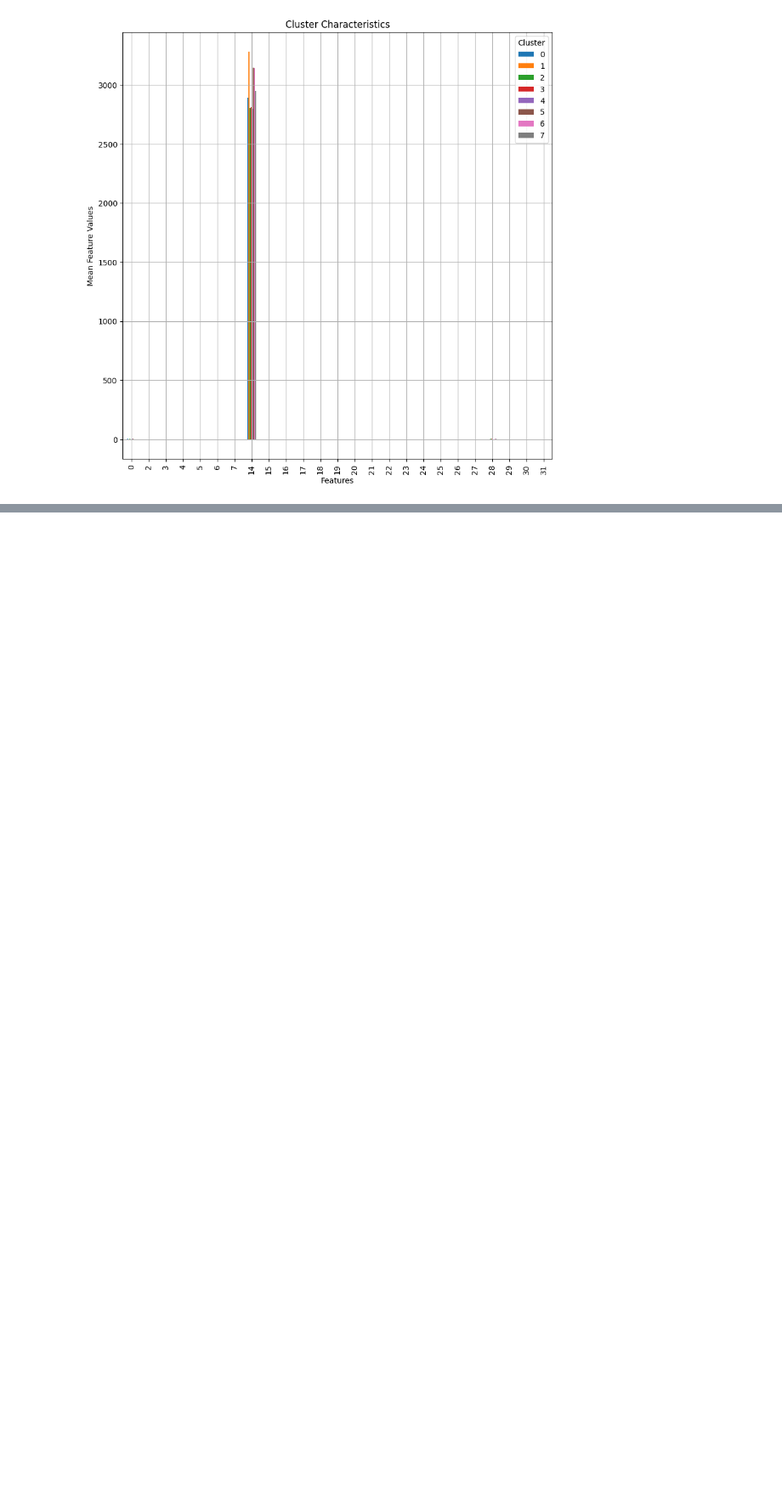
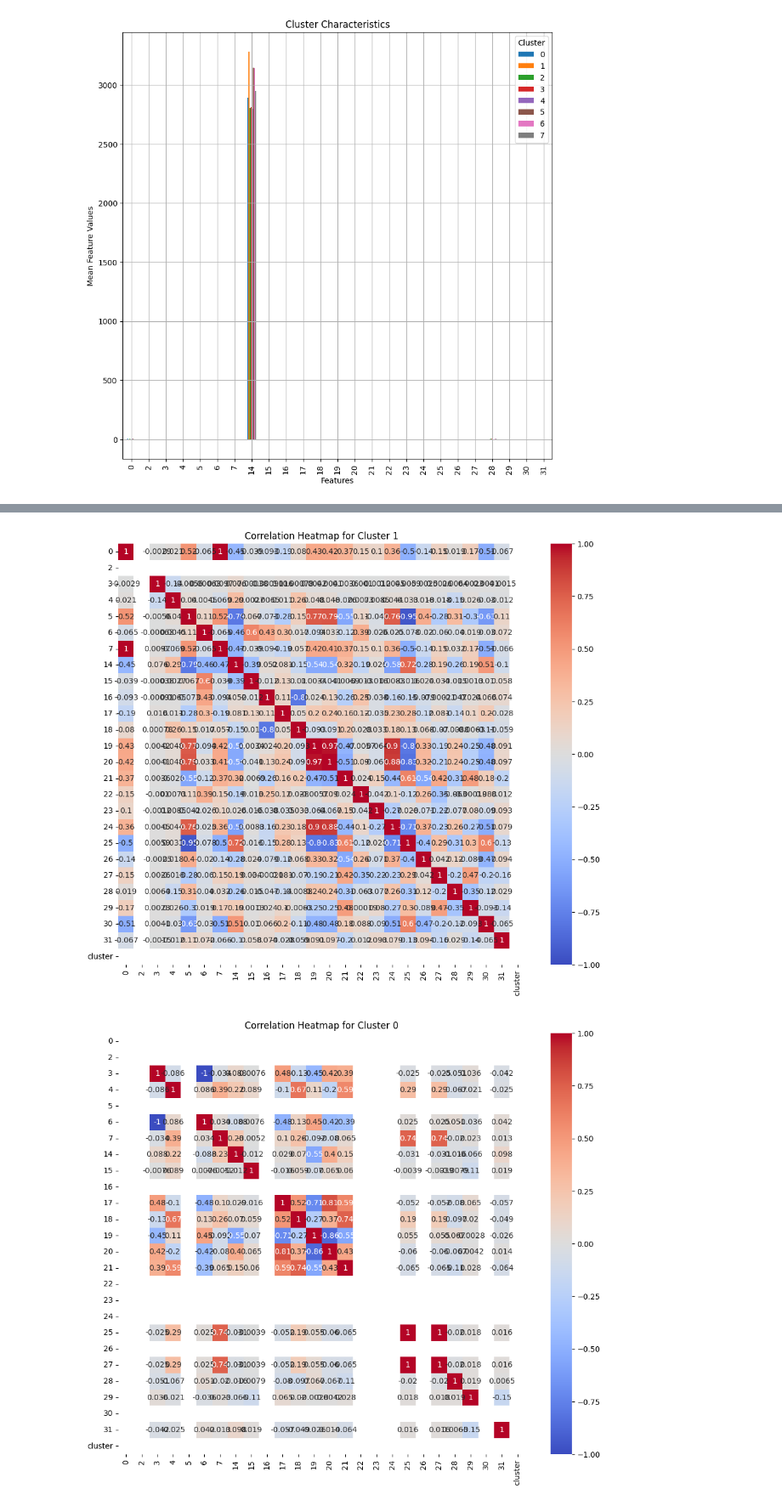
Before and after one commit to sammainahkinya1404/A-novel-detection-method-based-on-DETR-for-drone-aerial-images, a Jupyter notebook: Another_copy_of_Financial_Health_Assessment.ipynb, the cells around one changed output, grey strips where cells are left out. Shown at 85% size. Cells and saved outputs as stored; diff of their text form; code cells hidden in the pictures; blank space fills up the shorter version.

```diff
--- a/Another_copy_of_Financial_Health_Assessment.ipynb
+++ b/Another_copy_of_Financial_Health_Assessment.ipynb
@@ -589,0 +637,13 @@ plot_cluster_summary(cluster_summary)
+# %%
+# Heatmap: Correlation matrix of features within each cluster
+for cluster in df_reduced['cluster'].unique():
+    cluster_data = df_reduced[df_reduced['cluster'] == cluster]
+    correlation_matrix = cluster_data.corr()
+
+    plt.figure(figsize=(12, 10))
+    sns.heatmap(correlation_matrix, annot=True, cmap='coolwarm', vmin=-1, vmax=1)
+    plt.title(f'Correlation Heatmap for Cluster {cluster}')
+    plt.show()
+# %% [output]
+[figure, added]
+[figure, added]
```
Also changed, not shown: parts of 10 cells of this notebook.
